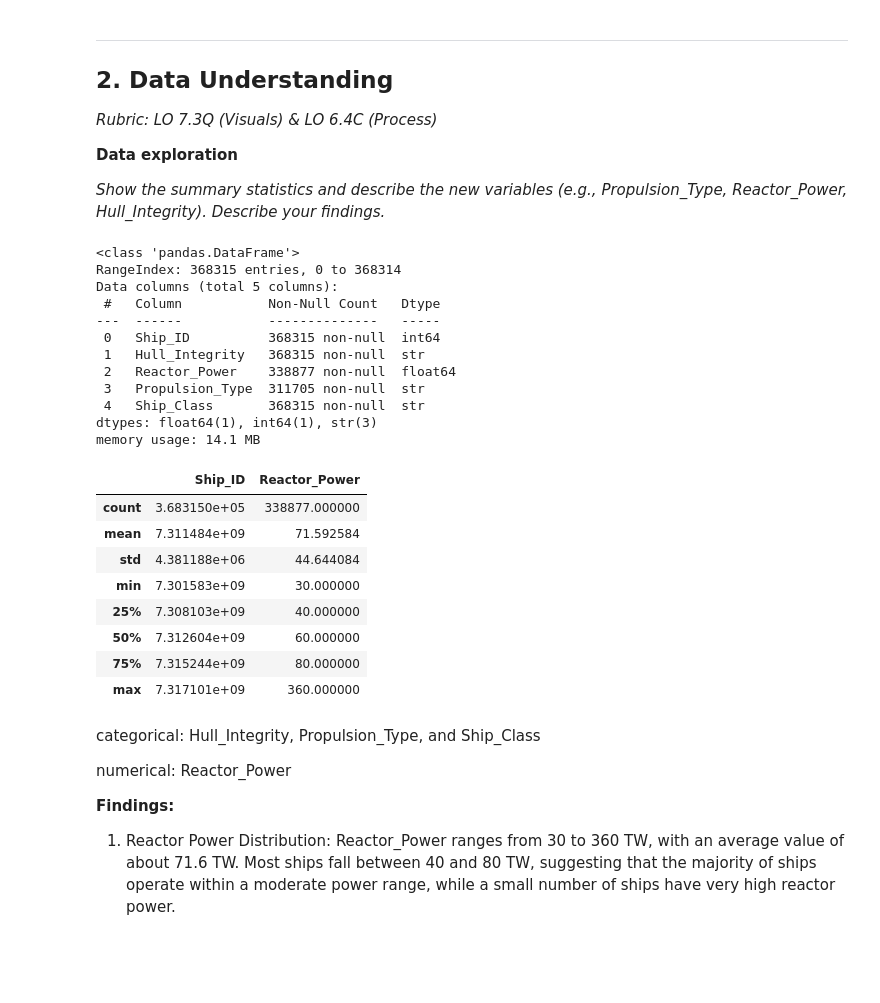
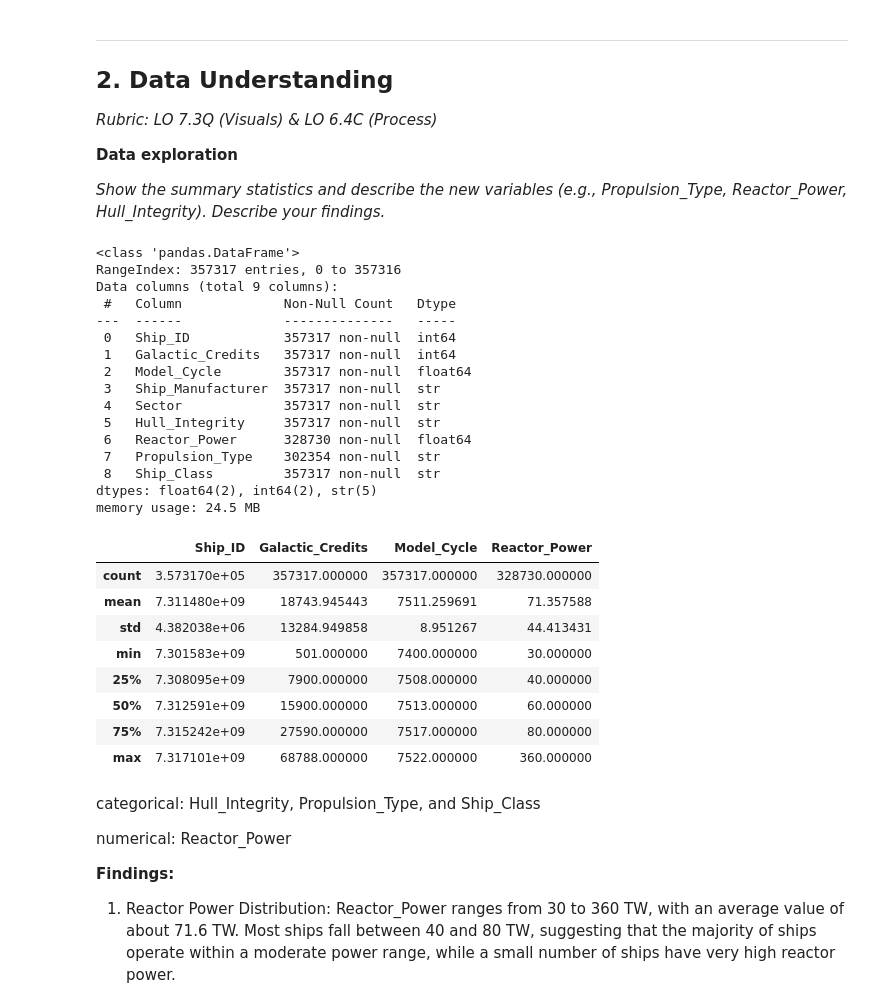
Before and after one commit to XueHu2222/Iterations, a Jupyter notebook: iteration-2/assignment_template_it2.ipynb, the cells around one changed output. Cells and saved outputs as stored; diff of their text form; code cells hidden in the pictures; blank space fills up the shorter version.

```diff
--- a/iteration-2/assignment_template_it2.ipynb
+++ b/iteration-2/assignment_template_it2.ipynb
@@ -80,30 +80,34 @@ To determine if our model is better than gut feeling, we have set 3 specific tar
 *Show the summary statistics and describe the new variables (e.g., Propulsion_Type, Reactor_Power, Hull_Integrity). Describe your findings.*
 # %%
 # CODE CELL: Show basic statistics and information
-df_inspections.info()
-df_inspections.describe()
+df.info()
+df.describe()
 # %% [output]
 <class 'pandas.DataFrame'>
-RangeIndex: 368315 entries, 0 to 368314
-Data columns (total 5 columns):
- #   Column           Non-Null Count   Dtype
----  ------           --------------   -----
- 0   Ship_ID          368315 non-null  int64
- 1   Hull_Integrity   368315 non-null  str
- 2   Reactor_Power    338877 non-null  float64
- 3   Propulsion_Type  311705 non-null  str
- 4   Ship_Class       368315 non-null  str
-dtypes: float64(1), int64(1), str(3)
-memory usage: 14.1 MB
+RangeIndex: 357317 entries, 0 to 357316
+Data columns (total 9 columns):
+ #   Column             Non-Null Count   Dtype
+---  ------             --------------   -----
+ 0   Ship_ID            357317 non-null  int64
+ 1   Galactic_Credits   357317 non-null  int64
+ 2   Model_Cycle        357317 non-null  float64
+ 3   Ship_Manufacturer  357317 non-null  str
+ 4   Sector             357317 non-null  str
+ 5   Hull_Integrity     357317 non-null  str
+ 6   Reactor_Power      328730 non-null  float64
+ 7   Propulsion_Type    302354 non-null  str
+ 8   Ship_Class         357317 non-null  str
+dtypes: float64(2), int64(2), str(5)
+memory usage: 24.5 MB
-|  | Ship_ID | Reactor_Power |
-| count | 3.683150e+05 | 338877.000000 |
-| mean | 7.311484e+09 | 71.592584 |
-| std | 4.381188e+06 | 44.644084 |
-| min | 7.301583e+09 | 30.000000 |
-| 25% | 7.308103e+09 | 40.000000 |
-| 50% | 7.312604e+09 | 60.000000 |
-| 75% | 7.315244e+09 | 80.000000 |
-| max | 7.317101e+09 | 360.000000 |
+|  | Ship_ID | Galactic_Credits | Model_Cycle | Reactor_Power |
+| count | 3.573170e+05 | 357317.000000 | 357317.000000 | 328730.000000 |
+| mean | 7.311480e+09 | 18743.945443 | 7511.259691 | 71.357588 |
+| std | 4.382038e+06 | 13284.949858 | 8.951267 | 44.413431 |
+| min | 7.301583e+09 | 501.000000 | 7400.000000 | 30.000000 |
+| 25% | 7.308095e+09 | 7900.000000 | 7508.000000 | 40.000000 |
+| 50% | 7.312591e+09 | 15900.000000 | 7513.000000 | 60.000000 |
+| 75% | 7.315242e+09 | 27590.000000 | 7517.000000 | 80.000000 |
+| max | 7.317101e+09 | 68788.000000 | 7522.000000 | 360.000000 |
 # %% [markdown]
 categorical: Hull_Integrity, Propulsion_Type, and Ship_Class
 
```
Also changed, not shown: parts of 5 cells of this notebook, 1 other file.
